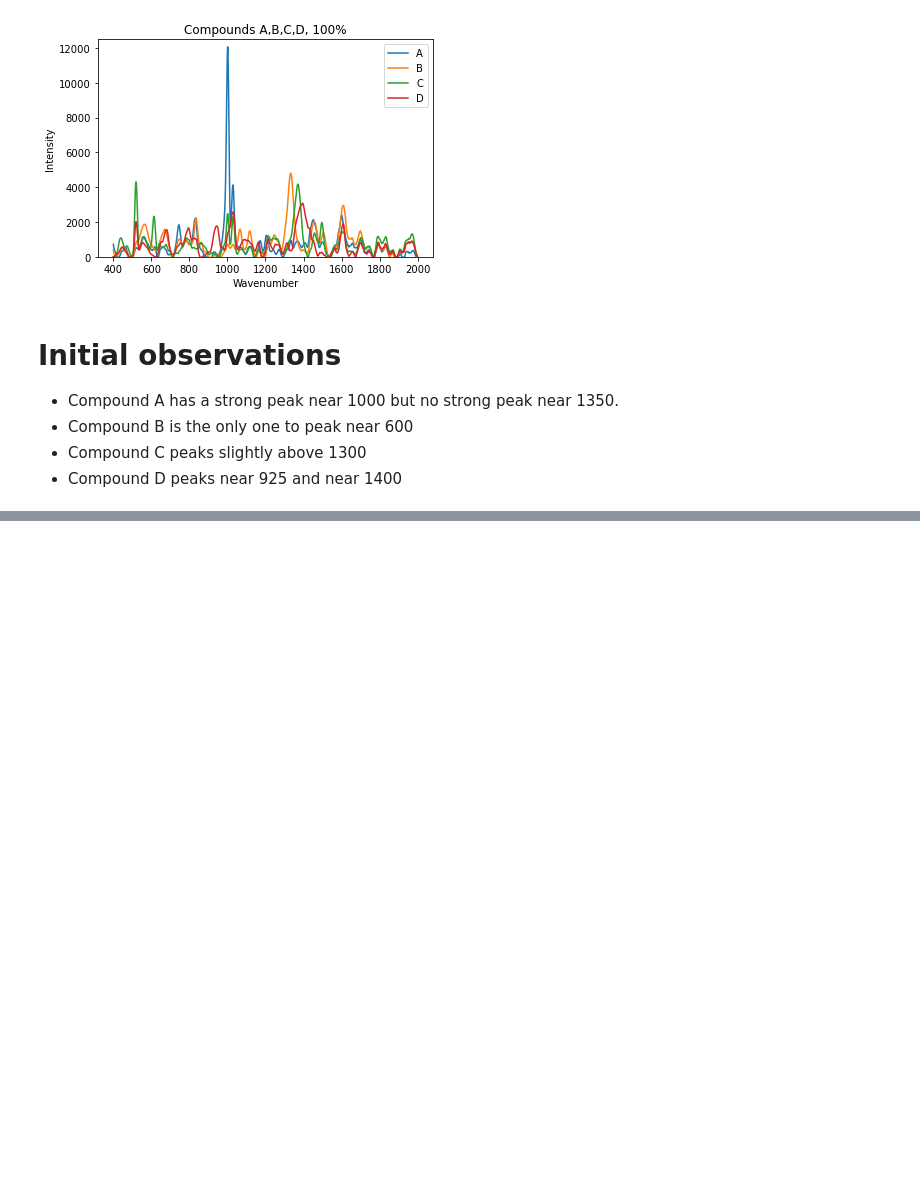
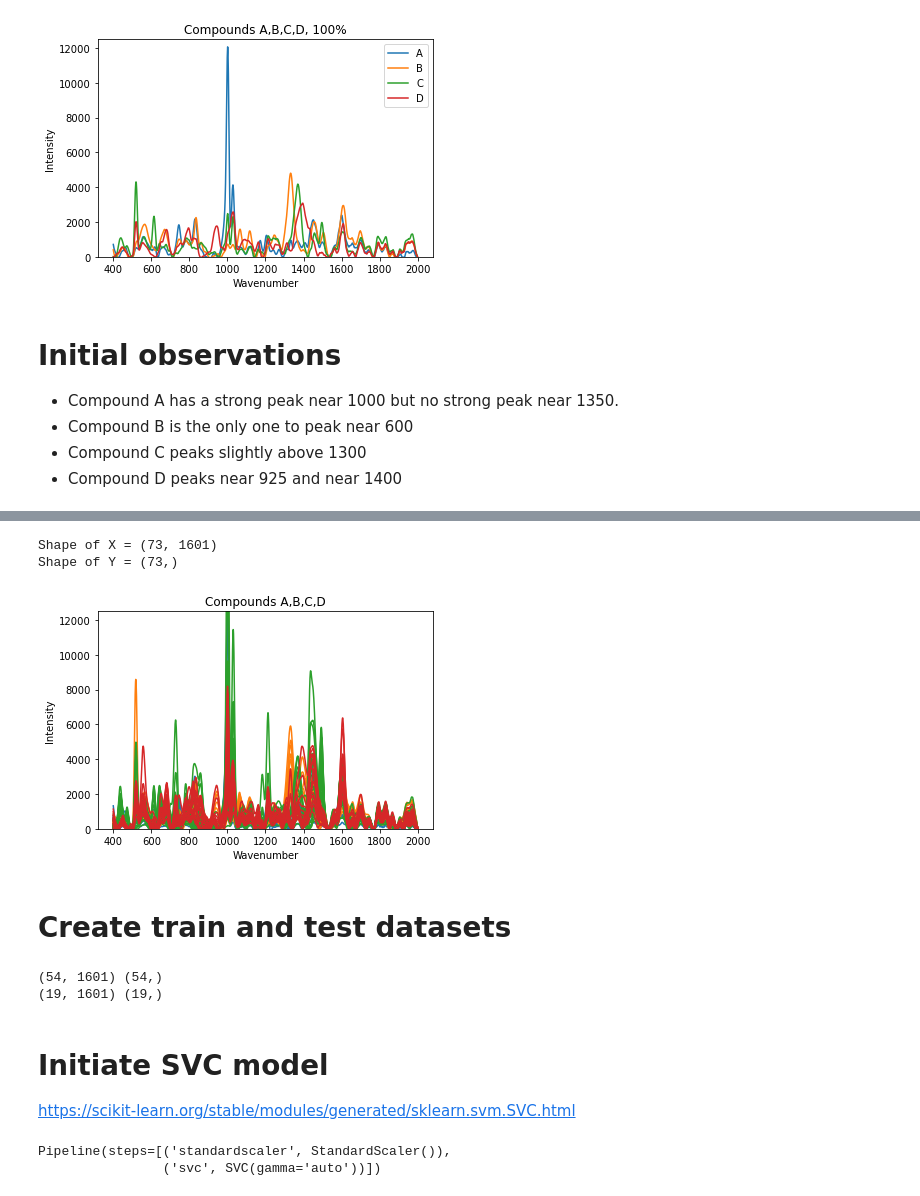
Before and after one commit to OleKrarup123/SpectraPlasmonics_Technical_Interview, a Jupyter notebook: Answer.ipynb, the cells around one changed output, grey strips where cells are left out. Cells and saved outputs as stored; diff of their text form; code cells hidden in the pictures; blank space fills up the shorter version.

```diff
--- a/Answer.ipynb
+++ b/Answer.ipynb
@@ -29,10 +29,16 @@ import matplotlib.pyplot as plt
 import os
 # %%
 #Import individual datafiles for 100% concentration
-df_A = pd.read_csv(os.getcwd()+"\\HW_Data\\A\\A100-Sample_10.csv")
-df_B = pd.read_csv(os.getcwd()+"\\HW_Data\\B\\B100-Sample_10.csv")
-df_C = pd.read_csv(os.getcwd()+"\\HW_Data\\C\\C100-Sample_10.csv")
-df_D = pd.read_csv(os.getcwd()+"\\HW_Data\\D\\D100-Sample_10.csv")
+basepath = os.getcwd()+"\\HW_Data\\"
+path_A=basepath+"A\\"
+path_B=basepath+"B\\"
+path_C=basepath+"C\\"
+path_D=basepath+"D\\"
+
+df_A = pd.read_csv(path_A+"A100-Sample_10.csv")
+df_B = pd.read_csv(path_B+"B100-Sample_10.csv")
+df_C = pd.read_csv(path_C+"C100-Sample_10.csv")
+df_D = pd.read_csv(path_D+"D100-Sample_10.csv")
 df_A.head()
 # %% [output]
 |  | x | y |
@@ -49,6 +55,7 @@ Intensity_B = df_B['y']
 Intensity_C = df_C['y']
 Intensity_D = df_D['y']
 
+n_spectrum_points = len(wavenumber)
 
 fig, ax = plt.subplots()
 ax.set_title('Compound A, 100%')
@@ -111,0 +161,51 @@ plt.show()
+# %%
+
+#Empty array for spectra
+X = np.zeros( (nFilesTotal,n_spectrum_points) )*1.0
+print(f"Shape of X = {np.shape(X)}")
+print(f"Shape of Y = {np.shape(Y)}")
+
+#Fill out array of spectra
+for i, filename in enumerate(fileNameList):
+    df_current = pd.read_csv(filename)
+    X[i,:]= df_current["y"]
+
+
+#Make plot to verify that everything is loaded and stored as expected
+fig, ax = plt.subplots()
+ax.set_title('Compounds A,B,C,D')
+for i in range(nFilesTotal):
+    ax.plot(wavenumber,X[i,:], color = f'C{int(Y[i])}')
+
+ax.set_ylim(-5,12500)
+ax.set_xlabel('Wavenumber')
+ax.set_ylabel('Intensity')
+plt.show()
+# %% [output]
+Shape of X = (73, 1601)
+Shape of Y = (73,)
+[figure, added]
+# %% [markdown]
+# Create train and test datasets
+# %%
+from sklearn.model_selection import train_test_split
+# Use 75% of data for training and 25% for testing
+X_train, X_test, Y_train, Y_test = train_test_split( X, Y, test_size=0.25, random_state=123)
+print(np.shape(X_train),np.shape(Y_train))
+print(np.shape(X_test),np.shape(Y_test))
+# %% [output]
+(54, 1601) (54,)
+(19, 1601) (19,)
+# %% [markdown]
+# Initiate SVC model
+https://scikit-learn.org/stable/modules/generated/sklearn.svm.SVC.html
+# %%
+from sklearn.pipeline import make_pipeline
+from sklearn.preprocessing import StandardScaler
+from sklearn.svm import SVC
+
+clf = make_pipeline(StandardScaler(), SVC(gamma='auto')) #Note: Uses exp(  - gamma || x-x' ||^2 ) kernel
+clf.fit(X_train, Y_train)
+# %% [output]
+Pipeline(steps=[('standardscaler', StandardScaler()),
+                ('svc', SVC(gamma='auto'))])
```
Also changed, not shown: parts of 5 cells of this notebook, 1 other file.
